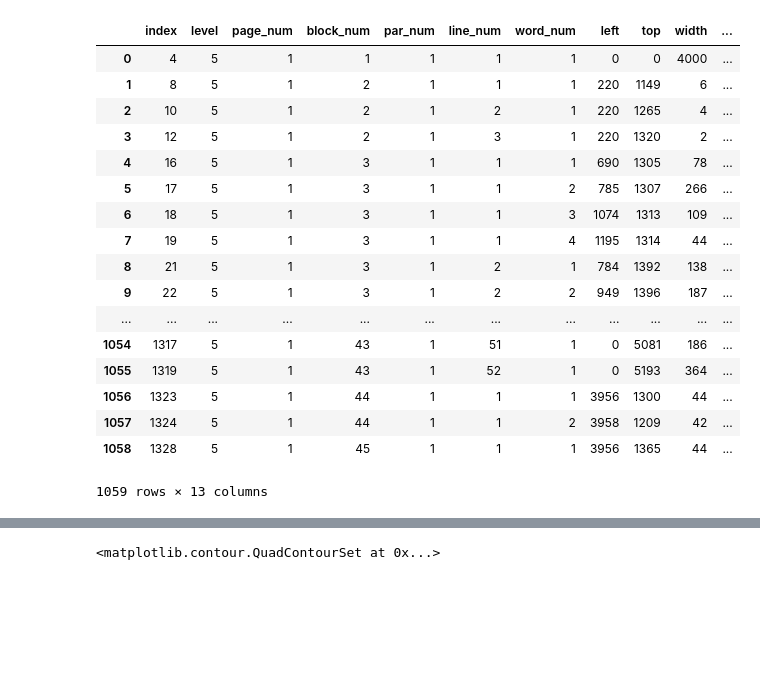
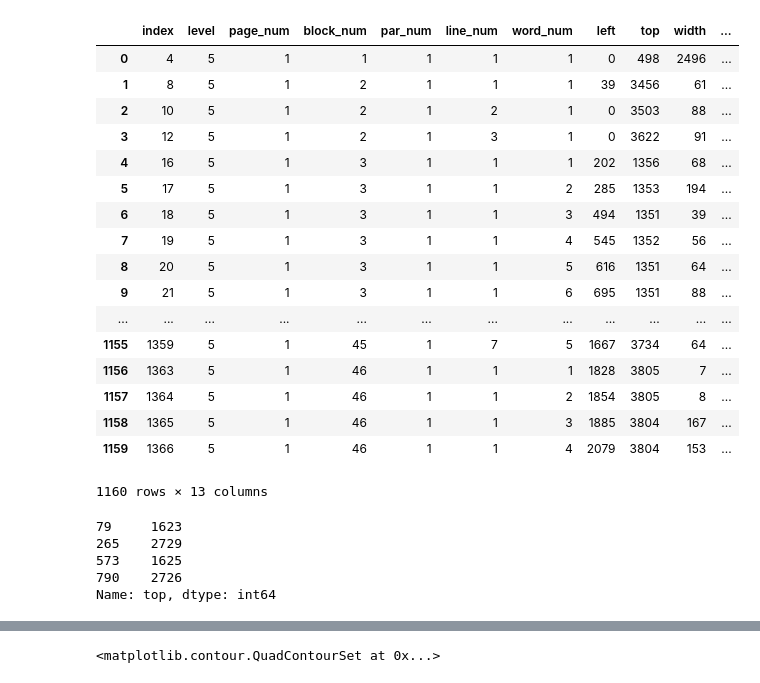
Before and after one commit to rin7/Wine_catalogs, a Jupyter notebook: Pytesseract.ipynb, the cells around one changed output, grey strips where cells are left out. Saved outputs shown, nothing was run; the diff lists cells and outputs as text; code cells hidden in the pictures; blank space fills up the shorter version.

Commit message:
Add files via upload
New code on Tesseract and rough draft of rotating images(no comments yet)

```diff
--- a/Pytesseract.ipynb
+++ b/Pytesseract.ipynb
@@ -8,28 +9,40 @@ import re
 # %%
-color_image = Image.open('/Users/tommylee/Desktop/STA 160/SampleCatalogPages/UCD_Lehmann_0011.jpg')
+color_image = Image.open('/Users/tommylee/Desktop/STA 160/SampleCatalogPages/UCD_Lehmann_0069_new.jpg')
 bw2 = pytesseract.image_to_data(color_image,output_type='DICT')
 
 #Lines below make string into dataframe.
 image_bind = StringIO(bw2)
 df = pd.read_csv(image_bind, sep="\t",quoting=3) #Quoting = 3 fixes "Parse error." More for picture issues.
 df = df.dropna().reset_index()
+df.to_csv('file2.csv')
 df
 # %% [output]
 |  | index | level | page_num | block_num | par_num | line_num | word_num | left | top | width | ... |
-| 0 | 4 | 5 | 1 | 1 | 1 | 1 | 1 | 0 | 0 | 4000 | ... |
-| 1 | 8 | 5 | 1 | 2 | 1 | 1 | 1 | 220 | 1149 | 6 | ... |
-| 2 | 10 | 5 | 1 | 2 | 1 | 2 | 1 | 220 | 1265 | 4 | ... |
-| 3 | 12 | 5 | 1 | 2 | 1 | 3 | 1 | 220 | 1320 | 2 | ... |
-| 4 | 16 | 5 | 1 | 3 | 1 | 1 | 1 | 690 | 1305 | 78 | ... |
-| 5 | 17 | 5 | 1 | 3 | 1 | 1 | 2 | 785 | 1307 | 266 | ... |
-| 6 | 18 | 5 | 1 | 3 | 1 | 1 | 3 | 1074 | 1313 | 109 | ... |
-| 7 | 19 | 5 | 1 | 3 | 1 | 1 | 4 | 1195 | 1314 | 44 | ... |
-| 8 | 21 | 5 | 1 | 3 | 1 | 2 | 1 | 784 | 1392 | 138 | ... |
-| 9 | 22 | 5 | 1 | 3 | 1 | 2 | 2 | 949 | 1396 | 187 | ... |
+| 0 | 4 | 5 | 1 | 1 | 1 | 1 | 1 | 0 | 498 | 2496 | ... |
+| 1 | 8 | 5 | 1 | 2 | 1 | 1 | 1 | 39 | 3456 | 61 | ... |
+| 2 | 10 | 5 | 1 | 2 | 1 | 2 | 1 | 0 | 3503 | 88 | ... |
+| 3 | 12 | 5 | 1 | 2 | 1 | 3 | 1 | 0 | 3622 | 91 | ... |
+| 4 | 16 | 5 | 1 | 3 | 1 | 1 | 1 | 202 | 1356 | 68 | ... |
+| 5 | 17 | 5 | 1 | 3 | 1 | 1 | 2 | 285 | 1353 | 194 | ... |
+| 6 | 18 | 5 | 1 | 3 | 1 | 1 | 3 | 494 | 1351 | 39 | ... |
+| 7 | 19 | 5 | 1 | 3 | 1 | 1 | 4 | 545 | 1352 | 56 | ... |
+| 8 | 20 | 5 | 1 | 3 | 1 | 1 | 5 | 616 | 1351 | 64 | ... |
+| 9 | 21 | 5 | 1 | 3 | 1 | 1 | 6 | 695 | 1351 | 88 | ... |
 | ... | ... | ... | ... | ... | ... | ... | ... | ... | ... | ... | ... |
-| 1054 | 1317 | 5 | 1 | 43 | 1 | 51 | 1 | 0 | 5081 | 186 | ... |
-| 1055 | 1319 | 5 | 1 | 43 | 1 | 52 | 1 | 0 | 5193 | 364 | ... |
-| 1056 | 1323 | 5 | 1 | 44 | 1 | 1 | 1 | 3956 | 1300 | 44 | ... |
-| 1057 | 1324 | 5 | 1 | 44 | 1 | 1 | 2 | 3958 | 1209 | 42 | ... |
-| 1058 | 1328 | 5 | 1 | 45 | 1 | 1 | 1 | 3956 | 1365 | 44 | ... |
+| 1155 | 1359 | 5 | 1 | 45 | 1 | 7 | 5 | 1667 | 3734 | 64 | ... |
+| 1156 | 1363 | 5 | 1 | 46 | 1 | 1 | 1 | 1828 | 3805 | 7 | ... |
+| 1157 | 1364 | 5 | 1 | 46 | 1 | 1 | 2 | 1854 | 3805 | 8 | ... |
+| 1158 | 1365 | 5 | 1 | 46 | 1 | 1 | 3 | 1885 | 3804 | 167 | ... |
+| 1159 | 1366 | 5 | 1 | 46 | 1 | 1 | 4 | 2079 | 3804 | 153 | ... |
-1059 rows × 13 columns
+1160 rows × 13 columns
+# %%
+left = df.loc[df['text'] == 'Bottle', 'left']  #Check for left coordinate of the word 'Bottle'
+left_top = df.loc[df['text'] == 'Bottle', 'top'] #Check for width of the word ' Bottle'
+
+left_top
+# %% [output]
+79     1623
+265    2729
+573    1625
+790    2726
+Name: top, dtype: int64
```
Also changed, not shown: parts of 6 cells of this notebook, 1 other file.
